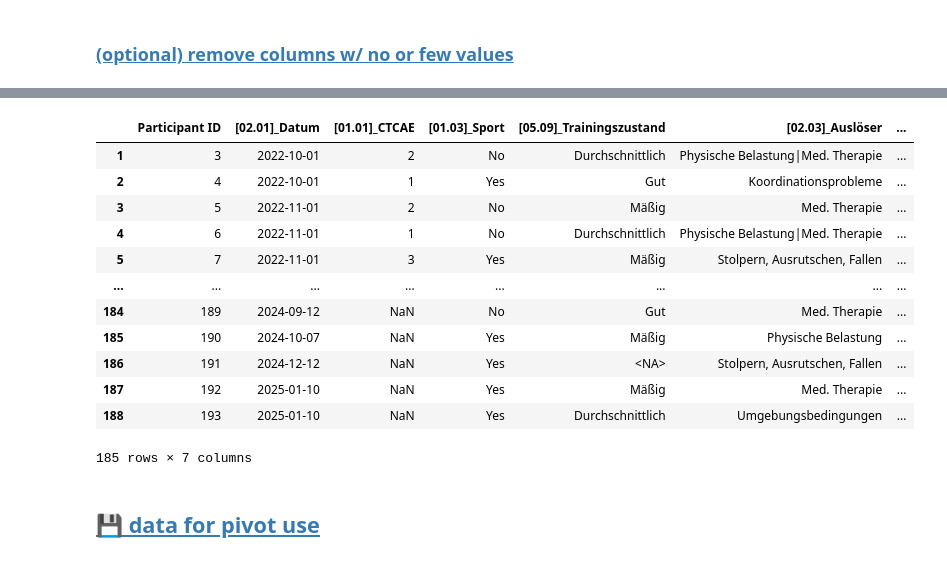
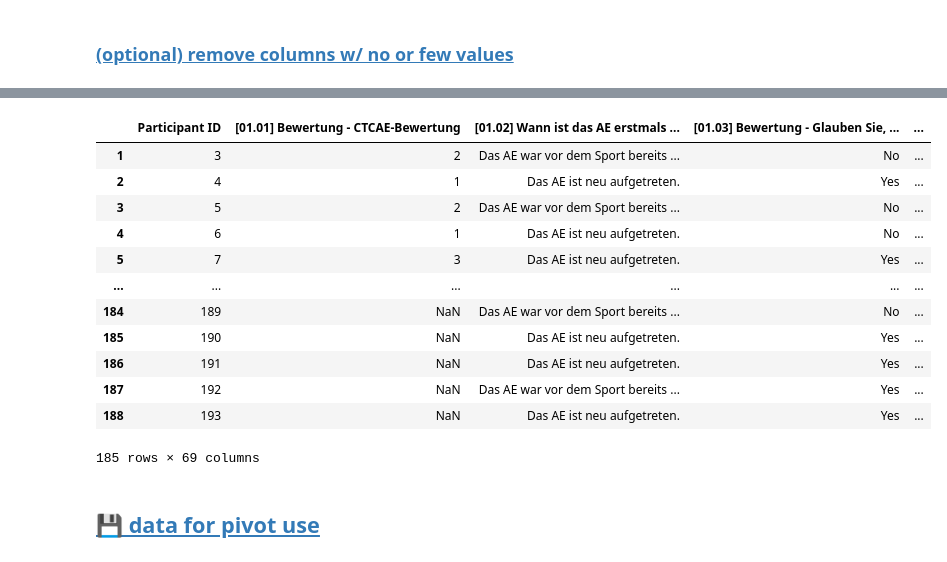
Before and after one commit to smeisegeier/sport-adverse-events, a Jupyter notebook: src/1_create.ipynb, the cells around one changed output, grey strips where cells are left out. Drawn from its saved outputs; the diff is of its cells as text; code cells hidden in the pictures.

Commit message:
condensed

```diff
--- a/src/1_create.ipynb
+++ b/src/1_create.ipynb
@@ -270,7 +271,8 @@ def condense_columns_single_choice(df, strict=False):
         for col in columns_to_check:
             if row[col].lower() == "checked":
                 # * Extract the choice label using regex. capture group is
-                match = re.search(r"\(choice=\d+ (.*?)\)", col)
+                match = re.search(r"\(choice=(.*?)\)", col)
+                # match = re.search(r"\(choice=\d+ (.*?)\)", col)
                 if match:
                     choice_label = match.group(1)
                     # Set the target column with the choice label for this row
@@ -418,41 +434,42 @@ df_csv_multi
 # %%
 
 df_csv_condensed = pd.concat(
     [
         df_csv[cols_misc],
         df_csv_single,
         df_csv_multi,
     ],
     axis=1,
 )
 df_csv_condensed
 
-col_map = [
-    ("[02.01] Basics - Datum", "[02.01]_Datum"),
-    ("[01.01] Bewertung - CTCAE-Bewertung", "[01.01]_CTCAE"),
-    ("[01.03] Bewertung - Glauben Sie, dass das AE mit dem Sport assoziiert ist?","[01.03]_Sport"),
-    ("[05.09]", "[05.09]_Trainingszustand"),
-    ("[02.03]", "[02.03]_Auslöser"),
-    ("[02.04]","[02.04]_Körperteil")
-    ]
-df_csv_condensed.rename(columns=dict(col_map), inplace=True)
+# ! relabel
+# col_map = [
+#     ("[02.01] Basics - Datum", "[02.01]_Datum"),
+#     ("[01.01] Bewertung - CTCAE-Bewertung", "[01.01]_CTCAE"),
+#     ("[01.03] Bewertung - Glauben Sie, dass das AE mit dem Sport assoziiert ist?","[01.03]_Sport"),
+#     ("[05.09]", "[05.09]_Trainingszustand"),
+#     ("[02.03]", "[02.03]_Auslöser"),
+#     ("[02.04]","[02.04]_Körperteil")
+#     ]
+# df_csv_condensed.rename(columns=dict(col_map), inplace=True)
 df_csv_condensed
 # %% [output]
-|  | Participant ID | [02.01]_Datum | [01.01]_CTCAE | [01.03]_Sport | [05.09]_Trainingszustand | [02.03]_Auslöser | ... |
-| 1 | 3 | 2022-10-01 | 2 | No | Durchschnittlich | Physische Belastung|Med. Therapie | ... |
-| 2 | 4 | 2022-10-01 | 1 | Yes | Gut | Koordinationsprobleme | ... |
-| 3 | 5 | 2022-11-01 | 2 | No | Mäßig | Med. Therapie | ... |
-| 4 | 6 | 2022-11-01 | 1 | No | Durchschnittlich | Physische Belastung|Med. Therapie | ... |
-| 5 | 7 | 2022-11-01 | 3 | Yes | Mäßig | Stolpern, Ausrutschen, Fallen | ... |
-| ... | ... | ... | ... | ... | ... | ... | ... |
-| 184 | 189 | 2024-09-12 | NaN | No | Gut | Med. Therapie | ... |
-| 185 | 190 | 2024-10-07 | NaN | Yes | Mäßig | Physische Belastung | ... |
-| 186 | 191 | 2024-12-12 | NaN | Yes | <NA> | Stolpern, Ausrutschen, Fallen | ... |
-| 187 | 192 | 2025-01-10 | NaN | Yes | Mäßig | Med. Therapie | ... |
-| 188 | 193 | 2025-01-10 | NaN | Yes | Durchschnittlich | Umgebungsbedingungen | ... |
+|  | Participant ID | [01.01] Bewertung - CTCAE-Bewertung | [01.02] Wann ist das AE erstmals ... | [01.03] Bewertung - Glauben Sie, ... | ... |
+| 1 | 3 | 2 | Das AE war vor dem Sport bereits ... | No | ... |
+| 2 | 4 | 1 | Das AE ist neu aufgetreten. | Yes | ... |
+| 3 | 5 | 2 | Das AE war vor dem Sport bereits ... | No | ... |
+| 4 | 6 | 1 | Das AE ist neu aufgetreten. | No | ... |
+| 5 | 7 | 3 | Das AE ist neu aufgetreten. | Yes | ... |
+| ... | ... | ... | ... | ... | ... |
+| 184 | 189 | NaN | Das AE war vor dem Sport bereits ... | No | ... |
+| 185 | 190 | NaN | Das AE ist neu aufgetreten. | Yes | ... |
+| 186 | 191 | NaN | Das AE ist neu aufgetreten. | Yes | ... |
+| 187 | 192 | NaN | Das AE war vor dem Sport bereits ... | Yes | ... |
+| 188 | 193 | NaN | Das AE ist neu aufgetreten. | Yes | ... |
-185 rows × 7 columns
+185 rows × 69 columns
 # %% [markdown]
-## <a id='toc1_5_'></a>[💾 data for pivot use](#toc0_)
+## <a id='toc1_6_'></a>[💾 data for pivot use](#toc0_)
 # %%
 # # * only show cols w/ >1 value
 df_csv_short = df_csv.loc[:, df_csv.apply(pd.Series.nunique) > 1]
```
Also changed, not shown: parts of 6 cells of this notebook, 3 other files.
